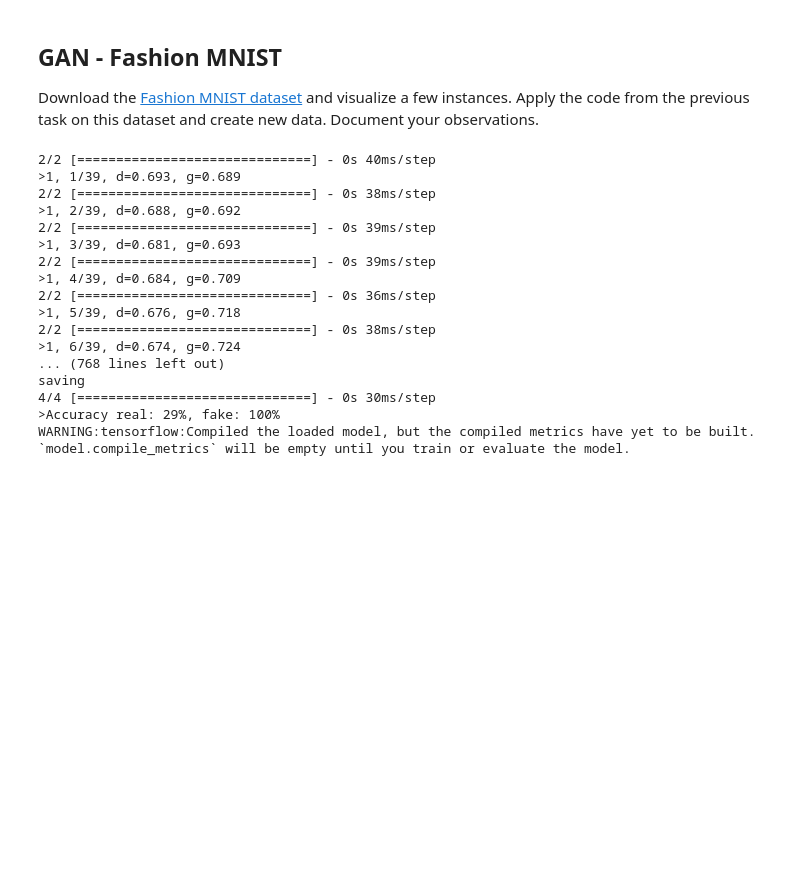
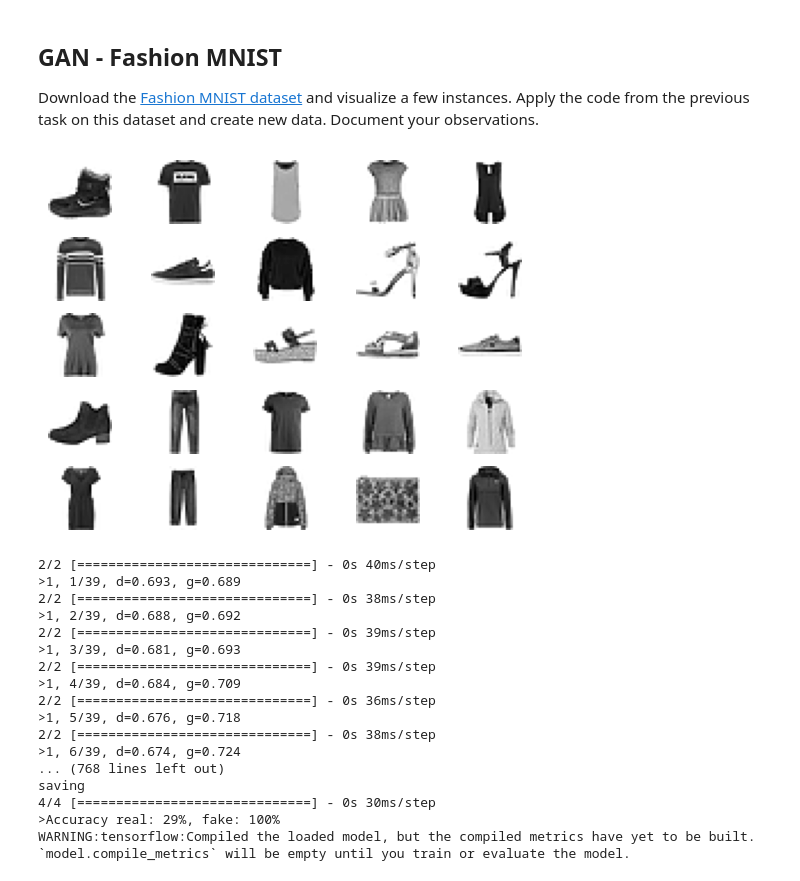
Before and after one commit to izzyyhh/datam, a Jupyter notebook: 4_gan/Exercise_4.ipynb, the cells around one changed output. Cells and saved outputs as stored; diff of their text form; code cells hidden in the pictures; blank space fills up the shorter version.

```diff
--- a/4_gan/Exercise_4.ipynb
+++ b/4_gan/Exercise_4.ipynb
@@ -367,4 +368,22 @@ WARNING:tensorflow:Compiled the loaded model, but the compiled metrics have yet
 
 Download the [Fashion MNIST dataset](https://www.kaggle.com/datasets/zalando-research/fashionmnist) and visualize a few instances.
 Apply the code from the previous task on this dataset and create new data. Document your observations.
+# %%
+from keras.datasets import fashion_mnist
+
+def load_real_samples():
+    (trainX, _), (_, _) = fashion_mnist.load_data()
+    X = expand_dims(trainX, axis=-1)
+    X = X.astype('float32') / 255.0
+    return X
+
+samples = load_real_samples()
+
+for i in range(25):
+ pyplot.subplot(5, 5, 1 + i)
+ pyplot.axis('off')
+ pyplot.imshow(samples[i], cmap='gray_r')
+pyplot.show()
+# %% [output]
+[figure, added]
 # %%
```
Also changed, not shown: parts of 4 cells of this notebook, 6 other files.
